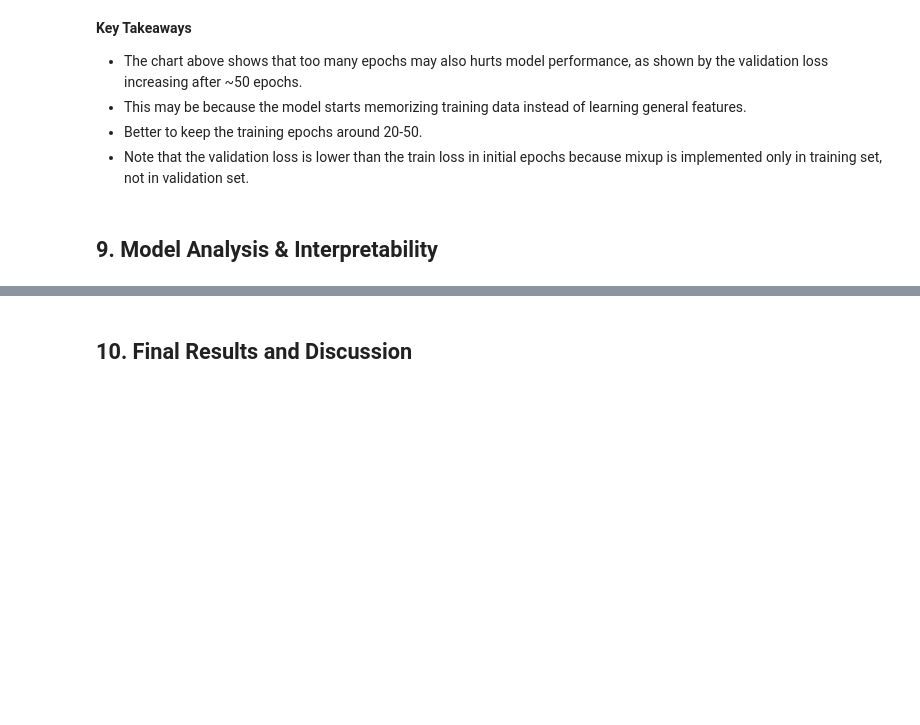
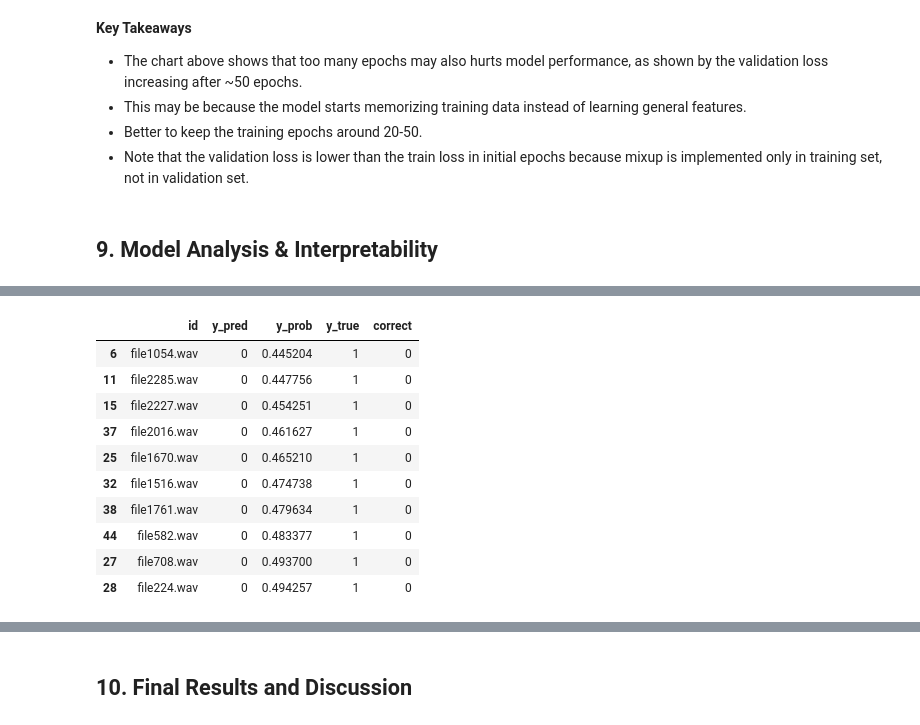
Before and after one commit to Ardacandra/deepdetect_audio_deepfake_detection_challenge, a Jupyter notebook: nb_final_submission_draft.ipynb, the cells around one changed output, grey strips where cells are left out. Saved outputs shown, nothing was run; the diff lists cells and outputs as text; code cells hidden in the pictures; blank space fills up the shorter version.

```diff
--- a/nb_final_submission_draft.ipynb
+++ b/nb_final_submission_draft.ipynb
@@ -2085,0 +2295,4 @@ plt.show()
+# %%
+df_test_incorrect = df_test_preds.loc[df_test_preds['y_true'] != df_test_preds['y_pred']].copy().reset_index(drop=True)
+print(df_test_incorrect.shape)
+df_test_incorrect.head()
@@ -2085,0 +2322,4 @@ plt.show()
+# %%
+# Fake audio recordings classified as real
+df_temp = df_test_incorrect.loc[(df_test_incorrect['y_true']==1) & (df_test_incorrect['y_pred']==0)].copy().reset_index(drop=True)
+df_temp.sort_values('y_prob').head()
@@ -2085,0 +2333,14 @@ plt.show()
+# %%
+df_temp.sort_values('y_prob').tail(10)
+# %% [output]
+|  | id | y_pred | y_prob | y_true | correct |
+| 6 | file1054.wav | 0 | 0.445204 | 1 | 0 |
+| 11 | file2285.wav | 0 | 0.447756 | 1 | 0 |
+| 15 | file2227.wav | 0 | 0.454251 | 1 | 0 |
+| 37 | file2016.wav | 0 | 0.461627 | 1 | 0 |
+| 25 | file1670.wav | 0 | 0.465210 | 1 | 0 |
+| 32 | file1516.wav | 0 | 0.474738 | 1 | 0 |
+| 38 | file1761.wav | 0 | 0.479634 | 1 | 0 |
+| 44 | file582.wav | 0 | 0.483377 | 1 | 0 |
+| 27 | file708.wav | 0 | 0.493700 | 1 | 0 |
+| 28 | file224.wav | 0 | 0.494257 | 1 | 0 |
```
Also changed, not shown: parts of 33 cells of this notebook.
